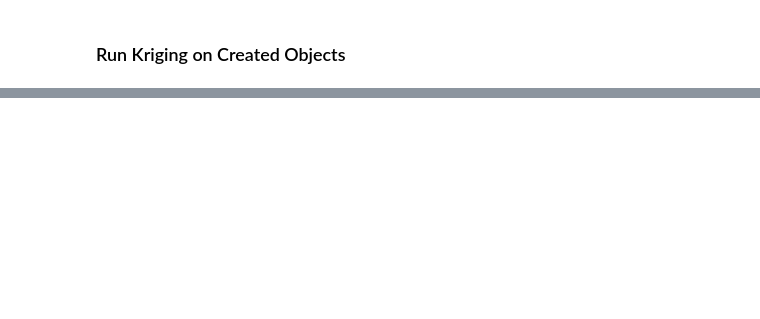
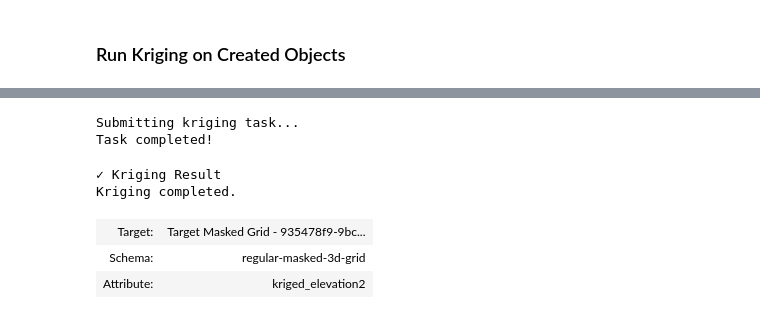
Before and after one commit to SeequentEvo/evo-python-sdk, a Jupyter notebook: packages/evo-compute/docs/examples/kriging.ipynb, the cells around one changed output, grey strips where cells are left out. Cells and saved outputs as stored; diff of their text form; code cells hidden in the pictures; blank space fills up the shorter version.

```diff
--- a/packages/evo-compute/docs/examples/kriging.ipynb
+++ b/packages/evo-compute/docs/examples/kriging.ipynb
@@ -367,0 +354,45 @@ Target Masked Grid - b62500a0-f301-4e86-b9ce-dcfe0a6de174Portal | Viewer
+# %%
+from evo.compute.tasks import (
+    run_kriging,
+    KrigingParameters,
+    Target,
+    SearchNeighbourhood,
+    Ellipsoid,
+    EllipsoidRanges,
+    Rotation,
+)
+from evo.notebooks import FeedbackWidget
+
+# Create kriging parameters using typed Attribute access
+# source_pointset_created.locations.attributes["elevation"] gives us an Attribute object
+kriging_params = KrigingParameters(
+    source=source_pointset_created.locations.attributes["elevation"],
+    target=Target.new_attribute(target_grid_created, attribute_name="kriged_elevation2"),
+    variogram=variogram_created,
+    search=SearchNeighbourhood(
+        ellipsoid=Ellipsoid(
+            ranges=EllipsoidRanges(major=134.0, semi_major=90.0, minor=40.0),
+            rotation=Rotation(dip_azimuth=100.0, dip=65.0, pitch=75.0),
+        ),
+        max_samples=20,
+    ),
+)
+
+# Run the kriging task
+print("Submitting kriging task...")
+fb = FeedbackWidget("Kriging task")
+job_result = await run_kriging(manager, kriging_params, fb=fb)
+
+print("Task completed!")
+# %% [output]
+Submitting kriging task...
+Task completed!
+# %%
+# Display the kriging result (pretty-printed)
+job_result
+# %% [output]
+✓ Kriging Result
+Kriging completed.
+| Target: | Target Masked Grid - 935478f9-9bc... |
+| Schema: | regular-masked-3d-grid |
+| Attribute: | kriged_elevation2 |
```
Also changed, not shown: parts of 14 cells of this notebook, 13 other files.
